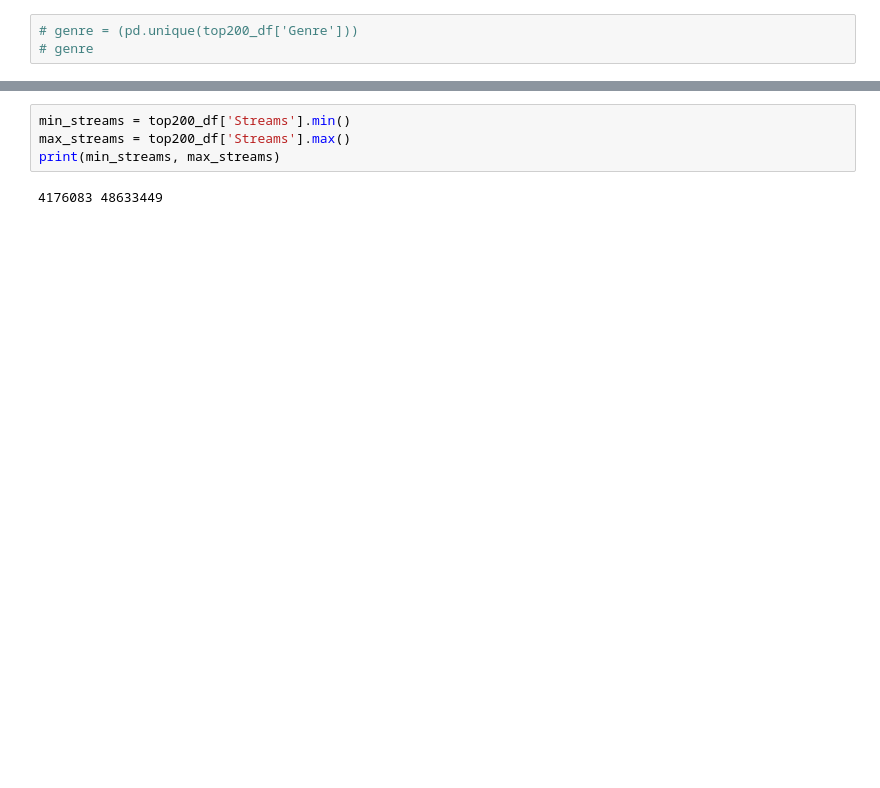
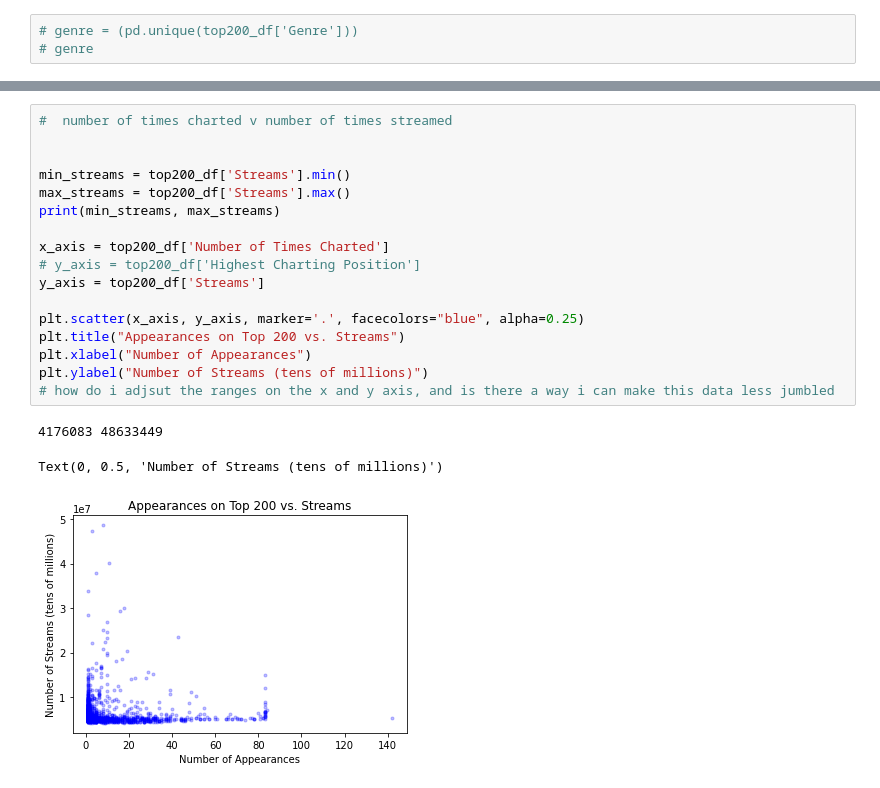
Before and after one commit to saharthejamal/project_one, a Jupyter notebook: Alexis_code.ipynb, the cells around one changed output, grey strips where cells are left out. Drawn from its saved outputs; the diff is of its cells as text; blank space fills up the shorter version.

```diff
--- a/Alexis_code.ipynb
+++ b/Alexis_code.ipynb
@@ -110,6 +175,21 @@ top200_df.head()
-# %%
-min_streams = top200_df['Streams'].min()
-max_streams = top200_df['Streams'].max()
-print(min_streams, max_streams)
-# %% [output]
-4176083 48633449
+# %%
+#  number of times charted v number of times streamed
+
+
+min_streams = top200_df['Streams'].min()
+max_streams = top200_df['Streams'].max()
+print(min_streams, max_streams)
+
+x_axis = top200_df['Number of Times Charted']
+# y_axis = top200_df['Highest Charting Position']
+y_axis = top200_df['Streams']
+
+plt.scatter(x_axis, y_axis, marker='.', facecolors="blue", alpha=0.25)
+plt.title("Appearances on Top 200 vs. Streams")
+plt.xlabel("Number of Appearances")
+plt.ylabel("Number of Streams (tens of millions)")
+# how do i adjsut the ranges on the x and y axis, and is there a way i can make this data less jumbled
+# %% [output]
+4176083 48633449
+Text(0, 0.5, 'Number of Streams (tens of millions)')
+[figure, added]
```
Also changed, not shown: parts of 13 cells of this notebook.
